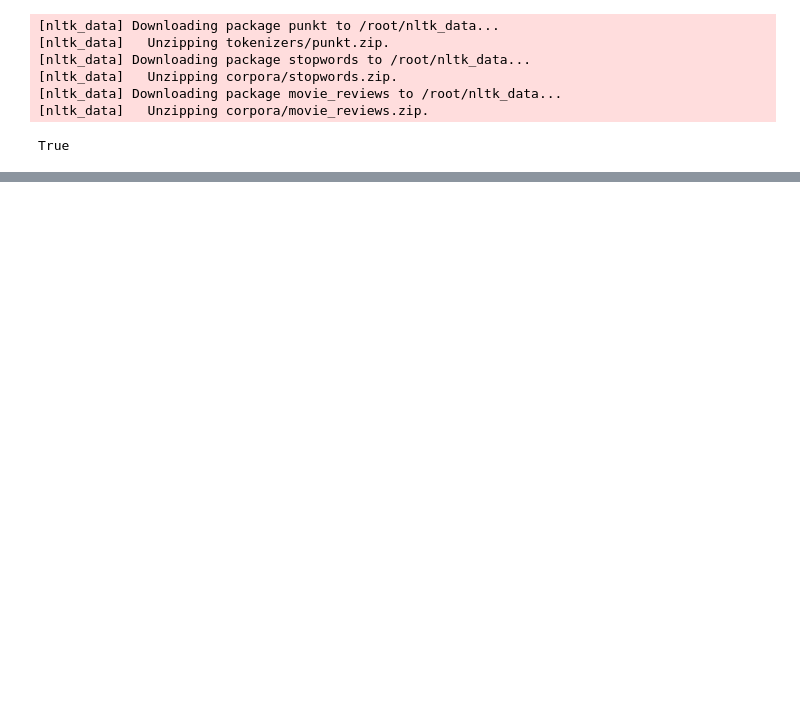
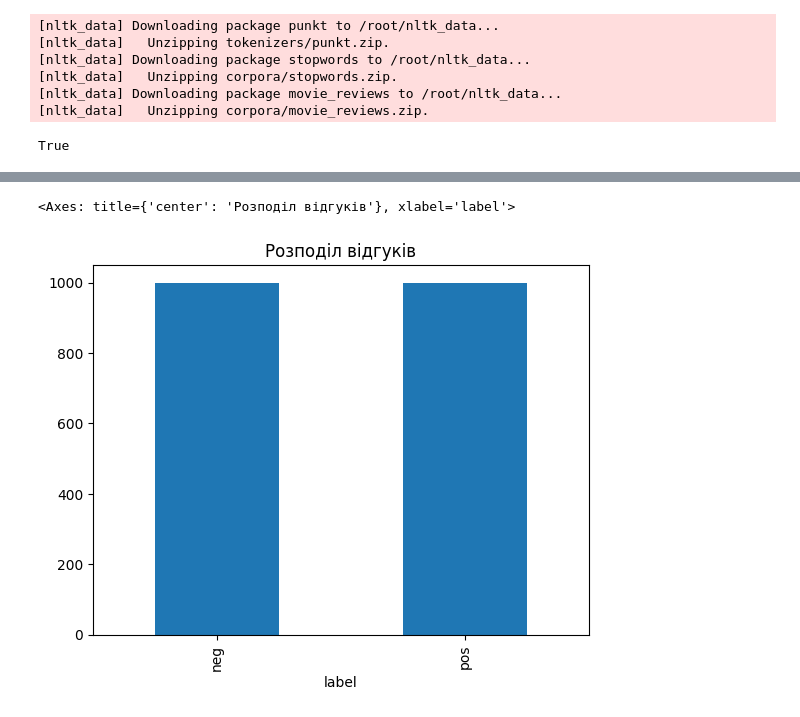
Before and after one commit to KsiuTretyakova/MachineLearning, a Jupyter notebook: Вступ_до_NLP_(Класифікація_відгуків)_ML2025_2026.ipynb, the cells around one changed output, grey strips where cells are left out. Drawn from its saved outputs; the diff is of its cells as text; code cells hidden in the pictures; blank space fills up the shorter version.

```diff
--- a/Вступ_до_NLP_(Класифікація_відгуків)_ML2025_2026.ipynb
+++ b/Вступ_до_NLP_(Класифікація_відгуків)_ML2025_2026.ipynb
@@ -42,0 +45,12 @@ print(documents[10])
+# %%
+from nltk.corpus import stopwords
+from nltk.stem import PorterStemmer
+from nltk.tokenize import word_tokenize
+
+# d = {} -> dict() -> {'key1': 'value1', 'key2': 'value2'}
+# s = set() -> {'val1', 'val2', 'val3'}
+stop_words = set(stopwords.words('english'))
+ps = PorterStemmer()
+
+def clear_words(words: list) -> list:
+  return [ps.stem(w.lower()) for w in words if w.isalpha() and w.lower() not in stop_words]
@@ -42,0 +61,2 @@ print(documents[10])
+# %%
+cleaned_documents = [(" ".join(clear_words(doc)), label) for doc, label in documents]
@@ -42,0 +70,3 @@ print(documents[10])
+# %%
+df = pd.DataFrame(cleaned_documents, columns=['review', 'label'])
+df.head(11)
@@ -42,0 +86,5 @@ print(documents[10])
+# %%
+df['label'].value_counts().plot(kind='bar', title='Розподіл відгуків')
+# %% [output]
+<Axes: title={'center': 'Розподіл відгуків'}, xlabel='label'>
+[figure, added]
```
Also changed, not shown: parts of 12 cells of this notebook.
